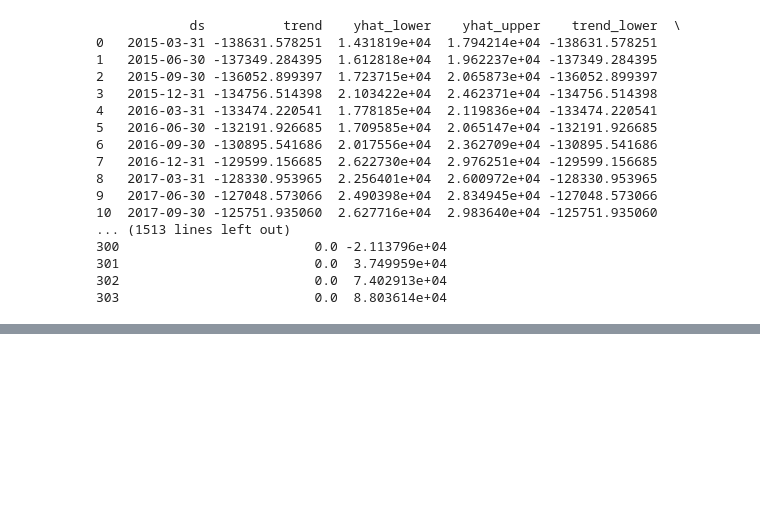
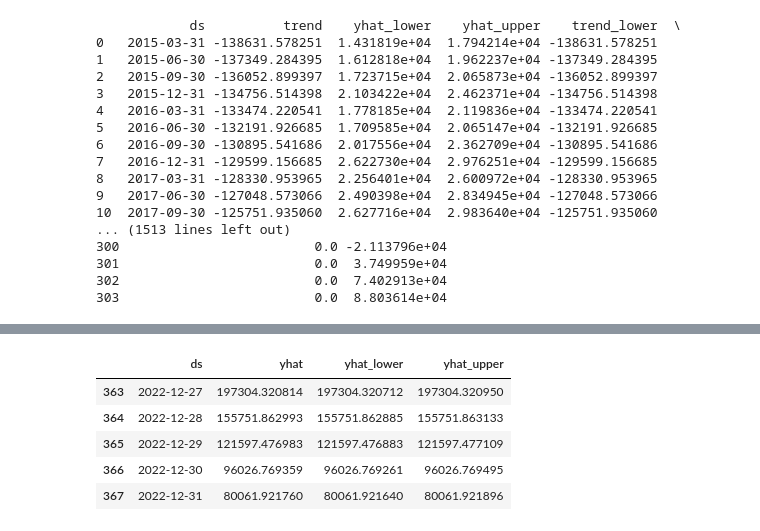
Before and after one commit to ASrini8397/GoogleRevenueForecasting, a Jupyter notebook: GoogleRevenueForecast.ipynb, the cells around one changed output, grey strips where cells are left out. Saved outputs shown, nothing was run; the diff lists cells and outputs as text; code cells hidden in the pictures; blank space fills up the shorter version.

```diff
--- a/GoogleRevenueForecast.ipynb
+++ b/GoogleRevenueForecast.ipynb
@@ -109,0 +195,8 @@ with pd.option_context('display.max_rows', None, 'display.max_columns', None):
+# %%
+
+Opex={
+    'ds':[x, y,z],
+    'y':[ 54033,  56571 , 67984 ]
+
+}
+dfOpEx=pd.DataFrame(data=Opex)
@@ -109,0 +210,3 @@ with pd.option_context('display.max_rows', None, 'display.max_columns', None):
+# %%
+m = Prophet()
+m.fit(dfOpEx)
@@ -109,0 +235,3 @@ with pd.option_context('display.max_rows', None, 'display.max_columns', None):
+# %%
+future2 = m.make_future_dataframe(periods=365)
+future2.tail()
@@ -109,0 +245,10 @@ with pd.option_context('display.max_rows', None, 'display.max_columns', None):
+# %%
+forecast2 = m.predict(future2)
+forecast2[['ds', 'yhat', 'yhat_lower', 'yhat_upper']].tail()
+# %% [output]
+|  | ds | yhat | yhat_lower | yhat_upper |
+| 363 | 2022-12-27 | 197304.320814 | 197304.320712 | 197304.320950 |
+| 364 | 2022-12-28 | 155751.862993 | 155751.862885 | 155751.863133 |
+| 365 | 2022-12-29 | 121597.476983 | 121597.476883 | 121597.477109 |
+| 366 | 2022-12-30 | 96026.769359 | 96026.769261 | 96026.769495 |
+| 367 | 2022-12-31 | 80061.921760 | 80061.921640 | 80061.921896 |
```
Also changed, not shown: parts of 10 cells of this notebook.
